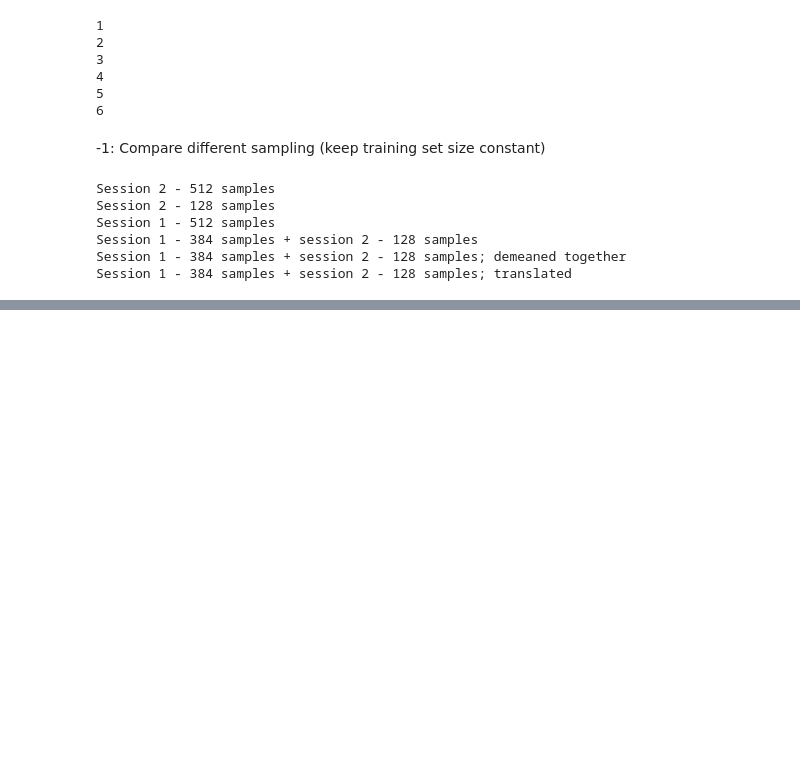
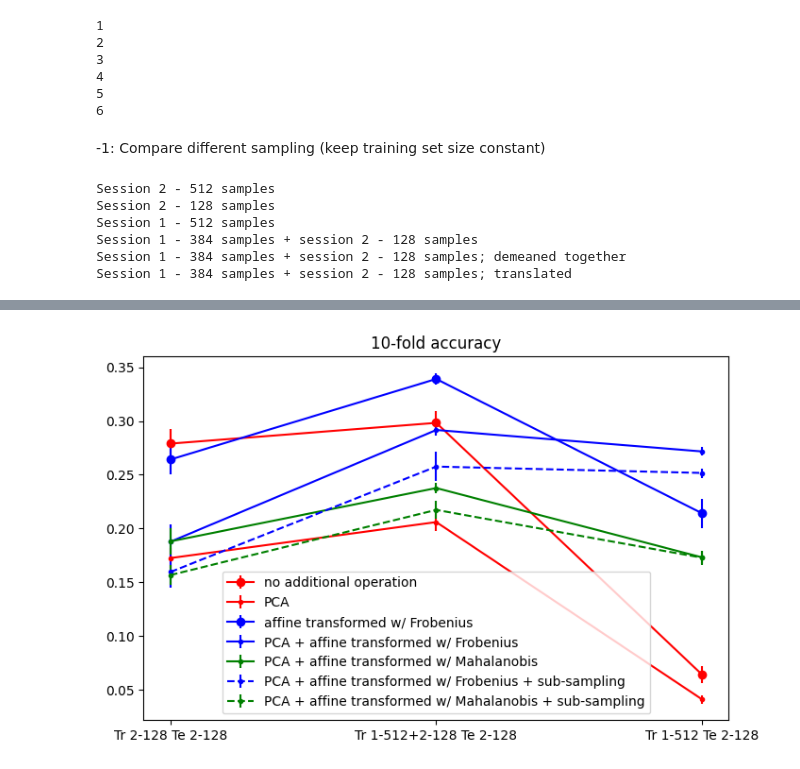
Before and after one commit to ctu-3u/speechBCI, a Jupyter notebook: Practice/0410_phone_classi.ipynb, the cells around one changed output, grey strips where cells are left out. Cells and saved outputs as stored; diff of their text form; code cells hidden in the pictures; blank space fills up the shorter version.

```diff
--- a/Practice/0410_phone_classi.ipynb
+++ b/Practice/0410_phone_classi.ipynb
@@ -852,0 +1494,38 @@ Session 1 - 384 samples + session 2 - 128 samples; translated
+# %%
+accuracies = np.zeros((7, 3))
+stds = np.zeros((7, 3))
+
+accuracies[0, :] = [0.279,0.298333333,0.06390625]
+stds[0,:] = [0.013666667,0.010632759,0.00795802]
+accuracies[1,:] = [0.1725,0.206,0.0409375]
+stds[1,:] = [0.009021579,0.008273116,0.003878023]
+accuracies[2,:] = [0.264166667,0.339166667,0.2140625]
+stds[2,:] = [0.013773969,0.005502525,0.013648417]
+accuracies[3,:] = [0.187666667,0.291666667,0.27171875]
+stds[3,:] = [0.016213849,0.00491596,0.003903124]
+accuracies[4,:] = [0.188,0.237666667,0.173125]
+stds[4,:] = [0.012699519,0.004453463,0.006300577]
+accuracies[5,:] = [0.1595,0.257666667,0.25171875]
+stds[5,:] = [0.014167647,0.013697121,0.004402813]
+accuracies[6,:] = [0.156666667,0.217333333,0.1728125]
+stds[6,:] = [0.009264628,0.008537499,0.006316057]
+
+x = range(9)
+mrk = ['o', '.', 'o', '.', '.', '.', '.']
+ls = ['-', '-', '-', '-', '-', '--', '--']
+cl = ['r', 'r', 'b', 'b', 'g', 'b', 'g']
+lb = ['no additional operation', 'PCA', 'affine transformed w/ Frobenius', 'PCA + affine transformed w/ Frobenius',\
+      'PCA + affine transformed w/ Mahalanobis', 'PCA + affine transformed w/ Frobenius + sub-sampling',\
+        'PCA + affine transformed w/ Mahalanobis + sub-sampling']
+
+groups = ["Tr 2-128 Te 2-128", "Tr 1-512+2-128 Te 2-128", "Tr 1-512 Te 2-128"]
+
+plt.figure(figsize=(8,5))
+for i in range(7):
+    plt.errorbar(range(3), accuracies[i,:], yerr=stds[i,:], marker=mrk[i], ls=ls[i], c=cl[i], label=lb[i])
+plt.xticks(range(3), groups, rotation=0)
+plt.title("10-fold accuracy")
+plt.legend()
+plt.show()
+# %% [output]
+[figure, added]
```
Also changed, not shown: parts of 19 cells of this notebook, 6 other files.
